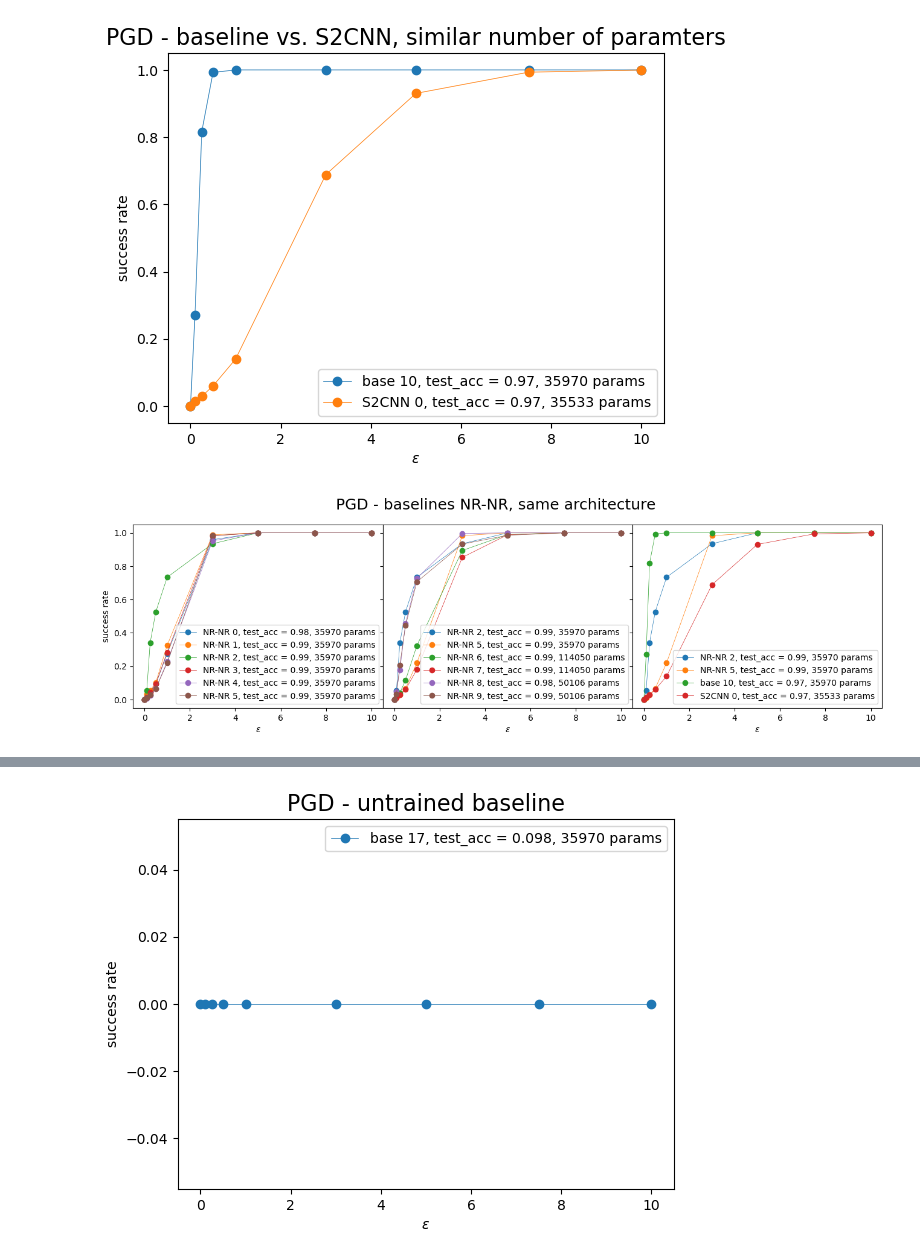
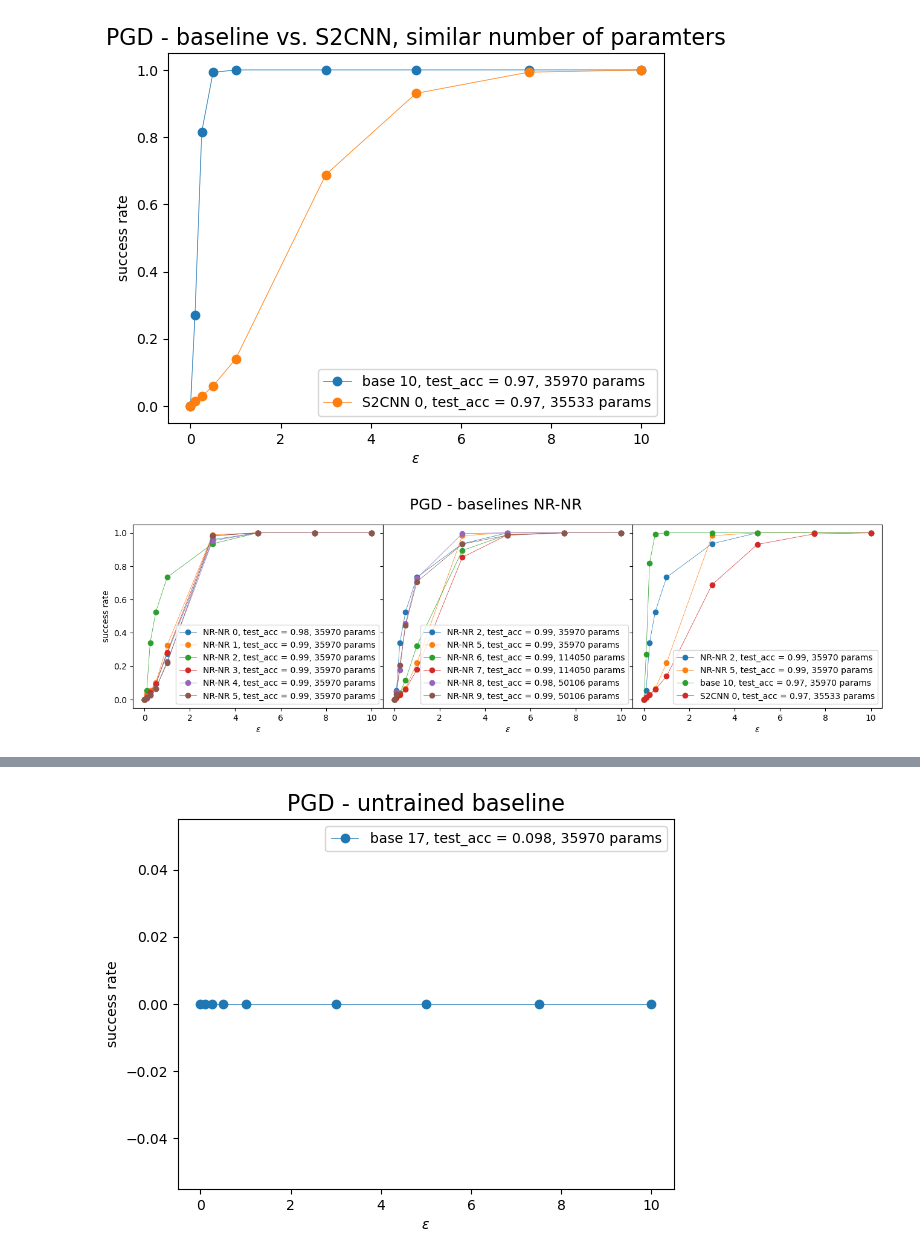
Before and after one commit to Schuh93/sem_seg_s2cnn, a Jupyter notebook: examples/mnist_adv/PGD - results.ipynb, the cells around one changed output, grey strips where cells are left out. Saved outputs shown, nothing was run; the diff lists cells and outputs as text; code cells hidden in the pictures.

```diff
--- a/examples/mnist_adv/PGD - results.ipynb
+++ b/examples/mnist_adv/PGD - results.ipynb
@@ -152,32 +255,32 @@ plt.show()
 [figure]
 # %%
 fig, axs = plt.subplots(nrows=1, ncols=3, figsize = (16, 4), sharey=True, gridspec_kw={'wspace':0, 'hspace':0})
-plt.suptitle('PGD - baselines NR-NR, same architecture', fontsize=18)
+plt.suptitle('PGD - baselines NR-NR', fontsize=18)
 plt.subplots_adjust(top=0.87)
 
 for i in range(6):
     axs[0].plot(NR_NR_params['epsilons'], NR_NR_success_rate[i], 'o-', linewidth=0.5, label=f"NR-NR {i}, test_acc = {NR_NR_clean_test_accs[i]:.{2}}, {NR_NR_total_params[i]} params")
     axs[0].set_xlabel('$\epsilon$')
     axs[0].set_ylabel('success rate')
 
 for i in chain([2], range(5,10)):
     axs[1].plot(NR_NR_params['epsilons'], NR_NR_success_rate[i], 'o-', linewidth=0.5, label=f"NR-NR {i}, test_acc = {NR_NR_clean_test_accs[i]:.{2}}, {NR_NR_total_params[i]} params")
     axs[1].set_xlabel('$\epsilon$')
 
 for i in [2,5]:
     axs[2].plot(NR_NR_params['epsilons'], NR_NR_success_rate[i], 'o-', linewidth=0.5, label=f"NR-NR {i}, test_acc = {NR_NR_clean_test_accs[i]:.{2}}, {NR_NR_total_params[i]} params")
     axs[2].set_xlabel('$\epsilon$')
 for i in [10]:
     axs[2].plot(baseline_params['epsilons'], baseline_success_rate[i], 'o-', linewidth=0.5, label=f"base {i}, test_acc = {baseline_clean_test_accs[i]:.{2}}, {baseline_total_params[i]} params")
     axs[2].set_xlabel('$\epsilon$')
 for i in [0]:
     axs[2].plot(S2CNN_params['epsilons'], S2CNN_success_rate[i], 'o-', linewidth=0.5, label=f"S2CNN {i}, test_acc = {S2CNN_clean_test_accs[i]:.{2}}, {S2CNN_total_params[i]} params")
     axs[2].set_xlabel('$\epsilon$')
 
 for j in range(3):
     axs[j].legend()
 
-
+# plt.savefig('PGD_bl_NR_NR.pdf', bbox_inches="tight")
 plt.show()
 # %% [output]
-[figure, old version]
+[figure, new version]
```
Also changed, not shown: parts of 17 cells of this notebook, 14 other files.
